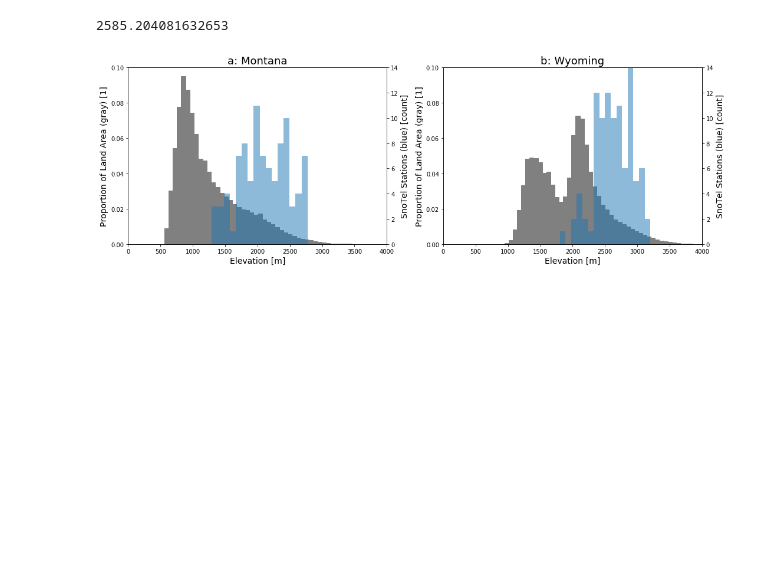
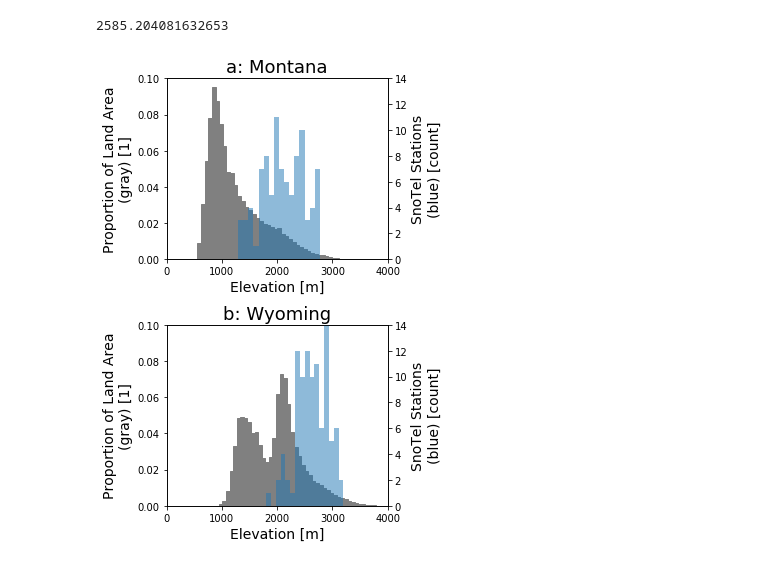
Before and after one commit to theobarnhart-USGS/SWE_recon, a Jupyter notebook: mt_wy_hypsometry.ipynb, the cells around one changed output. Drawn from its saved outputs; the diff is of its cells as text; code cells hidden in the pictures; blank space fills up the shorter version.

Commit message:
changed figure to be vertical

```diff
--- a/mt_wy_hypsometry.ipynb
+++ b/mt_wy_hypsometry.ipynb
@@ -23,39 +23,40 @@ mtweights = np.ones_like(mtDEM)/float(len(mtDEM))
 wyweights = np.ones_like(wyDEM)/float(len(wyDEM))
 # %%
 bins = 50
-fig = plt.figure(figsize=(15,5))
-ax1 = fig.add_subplot(121)
-ax2 = fig.add_subplot(122)
+fig = plt.figure(figsize=(5,7))
+ax1 = fig.add_subplot(211)
+ax2 = fig.add_subplot(212)
 ax1.hist(mtDEM,bins,weights=mtweights,facecolor='0.5',edgecolor = '0.5');
 ax11 = ax1.twinx()
 ax11.hist(mtSnotel.elev,int(bins/3),alpha=0.5)
 ax2.hist(wyDEM,bins,weights=wyweights,facecolor='0.5',edgecolor = '0.5');
 ax21 = ax2.twinx()
 ax21.hist(wySnotel.elev,int(bins/3),alpha=0.5)
 ax1.set_xlim(0,4000);
 ax2.set_xlim(0,4000);
 ax1.set_ylim(0,0.1);
 ax2.set_ylim(0,0.1);
 ax11.set_ylim(0,14);
 ax21.set_ylim(0,14);
-ax21.set_ylabel('SnoTel Stations (blue) [count]', fontsize=14)
-ax11.set_ylabel('SnoTel Stations (blue) [count]', fontsize=14)
-ax1.set_ylabel('Proportion of Land Area (gray) [1]', fontsize =14)
-ax2.set_ylabel('Proportion of Land Area (gray) [1]', fontsize=14)
+ax21.set_ylabel('SnoTel Stations\n(blue) [count]', fontsize=14)
+ax11.set_ylabel('SnoTel Stations\n(blue) [count]', fontsize=14)
+ax1.set_ylabel('Proportion of Land Area\n(gray) [1]', fontsize =14)
+ax2.set_ylabel('Proportion of Land Area\n(gray) [1]', fontsize=14)
 
 # loop through each snotel data frame
 #for elev in mtSnotel.elev:
 #    ax1.axvline(elev,color='k',alpha=0.5)
 
 # loop through each snotel data frame
 #for elev in wySnotel.elev:
 #    ax2.axvline(elev,color='k',alpha=0.5)
 
 ax1.set_xlabel('Elevation [m]', fontsize=14)
 ax2.set_xlabel('Elevation [m]', fontsize=14)
-plt.tight_layout()
+
 ax1.set_title('a: Montana', fontsize = 18)
 ax2.set_title('b: Wyoming', fontsize = 18)
+plt.tight_layout()
 plt.savefig('./figures/hyposometry_snotel.png',dpi=300,bbox_inches='tight')
 # %% [output]
-[figure, old version]
+[figure, new version]
```
